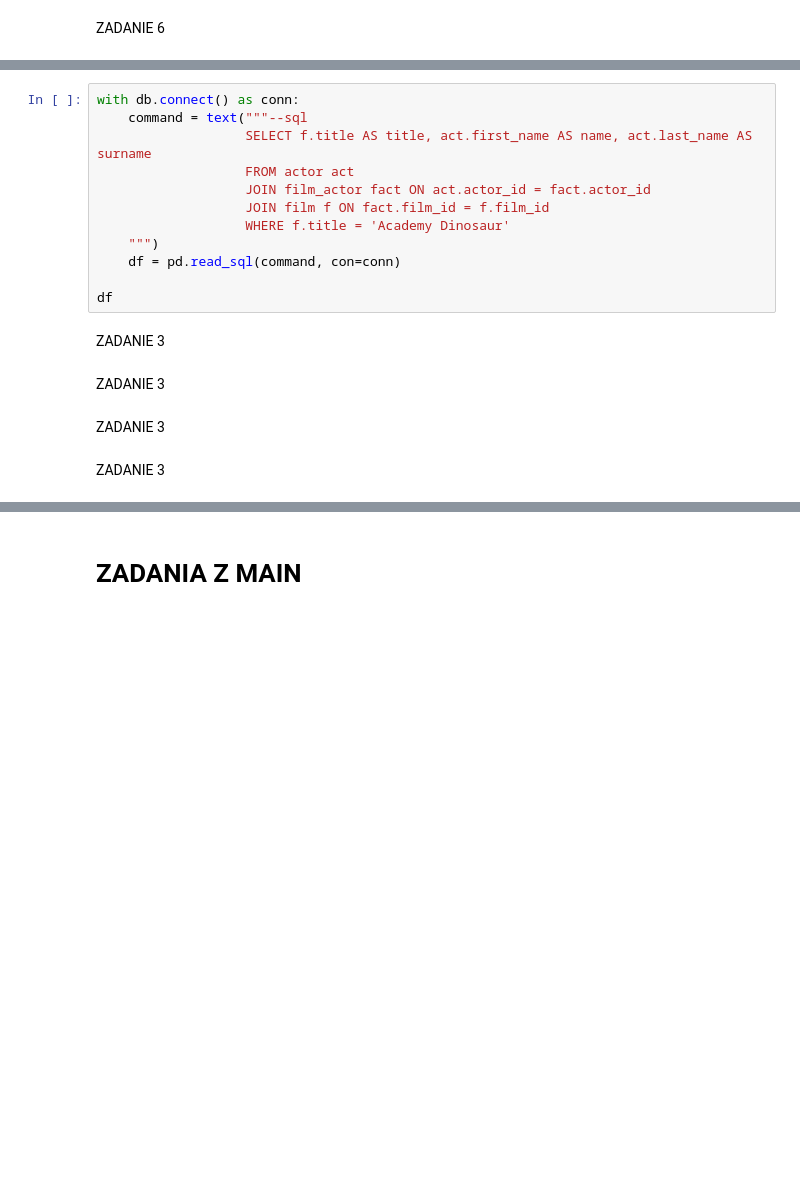
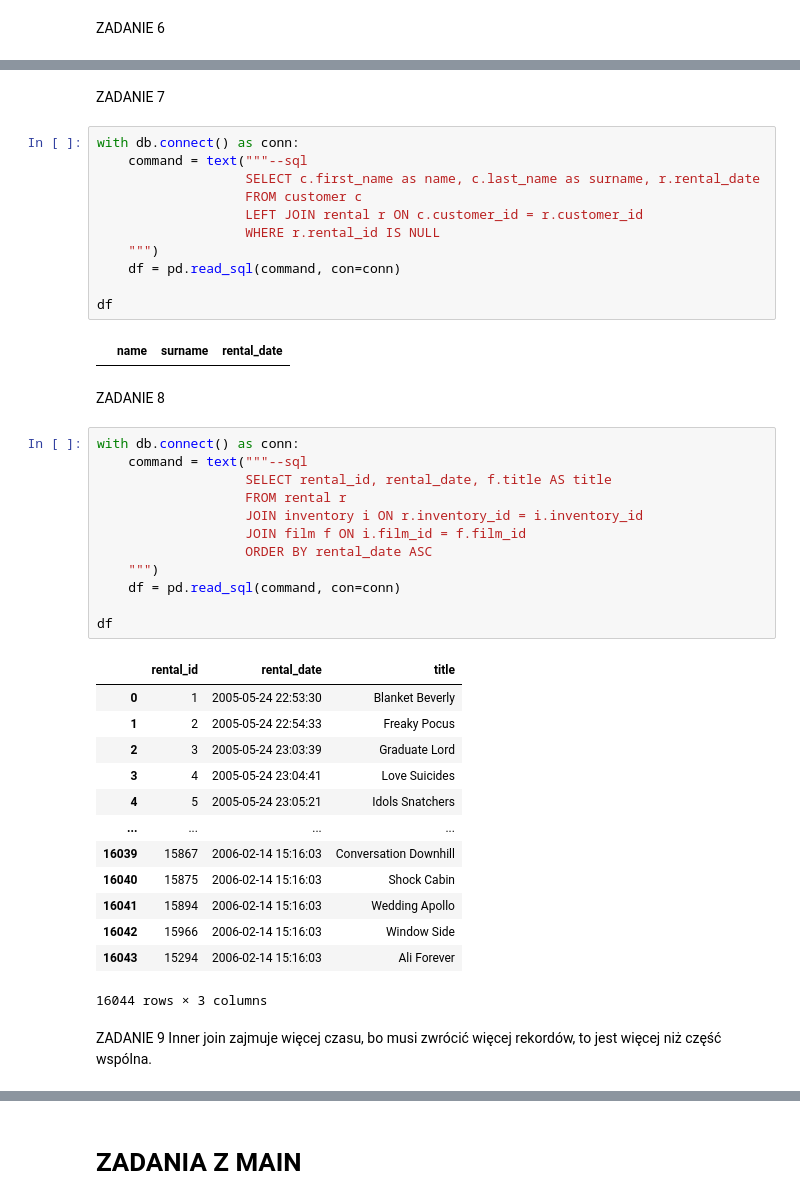
Before and after one commit to mayyyk/databases_labs, a Jupyter notebook: lab_3_join-main/script.ipynb, the cells around one changed output, grey strips where cells are left out. Cells and saved outputs as stored; diff of their text form; blank space fills up the shorter version.

```diff
--- a/lab_3_join-main/script.ipynb
+++ b/lab_3_join-main/script.ipynb
@@ -412,20 +460,46 @@ ZADANIE 6
+# %% [markdown]
+ZADANIE 7
+# %%
+with db.connect() as conn:
+    command = text("""--sql
+                   SELECT c.first_name as name, c.last_name as surname, r.rental_date
+                   FROM customer c
+                   LEFT JOIN rental r ON c.customer_id = r.customer_id
+                   WHERE r.rental_id IS NULL
+    """)
+    df = pd.read_sql(command, con=conn)
+
+df
+# %% [output]
+|  | name | surname | rental_date |
+# %% [markdown]
+ZADANIE 8
 # %%
 with db.connect() as conn:
     command = text("""--sql
-                   SELECT f.title AS title, act.first_name AS name, act.last_name AS surname
-                   FROM actor act
-                   JOIN film_actor fact ON act.actor_id = fact.actor_id
-                   JOIN film f ON fact.film_id = f.film_id
-                   WHERE f.title = 'Academy Dinosaur'
+                   SELECT rental_id, rental_date, f.title AS title
+                   FROM rental r
+                   JOIN inventory i ON r.inventory_id = i.inventory_id
+                   JOIN film f ON i.film_id = f.film_id
+                   ORDER BY rental_date ASC
     """)
     df = pd.read_sql(command, con=conn)
 
 df
+# %% [output]
+|  | rental_id | rental_date | title |
+| 0 | 1 | 2005-05-24 22:53:30 | Blanket Beverly |
+| 1 | 2 | 2005-05-24 22:54:33 | Freaky Pocus |
+| 2 | 3 | 2005-05-24 23:03:39 | Graduate Lord |
+| 3 | 4 | 2005-05-24 23:04:41 | Love Suicides |
+| 4 | 5 | 2005-05-24 23:05:21 | Idols Snatchers |
+| ... | ... | ... | ... |
+| 16039 | 15867 | 2006-02-14 15:16:03 | Conversation Downhill |
+| 16040 | 15875 | 2006-02-14 15:16:03 | Shock Cabin |
+| 16041 | 15894 | 2006-02-14 15:16:03 | Wedding Apollo |
+| 16042 | 15966 | 2006-02-14 15:16:03 | Window Side |
+| 16043 | 15294 | 2006-02-14 15:16:03 | Ali Forever |
+16044 rows × 3 columns
-# %% [markdown]
-ZADANIE 3
-# %% [markdown]
-ZADANIE 3
-# %% [markdown]
-ZADANIE 3
-# %% [markdown]
-ZADANIE 3
+# %% [markdown]
+ZADANIE 9
+Inner join zajmuje więcej czasu, bo musi zwrócić więcej rekordów, to jest więcej niż część wspólna.
```
Also changed, not shown: parts of 3 cells of this notebook.
